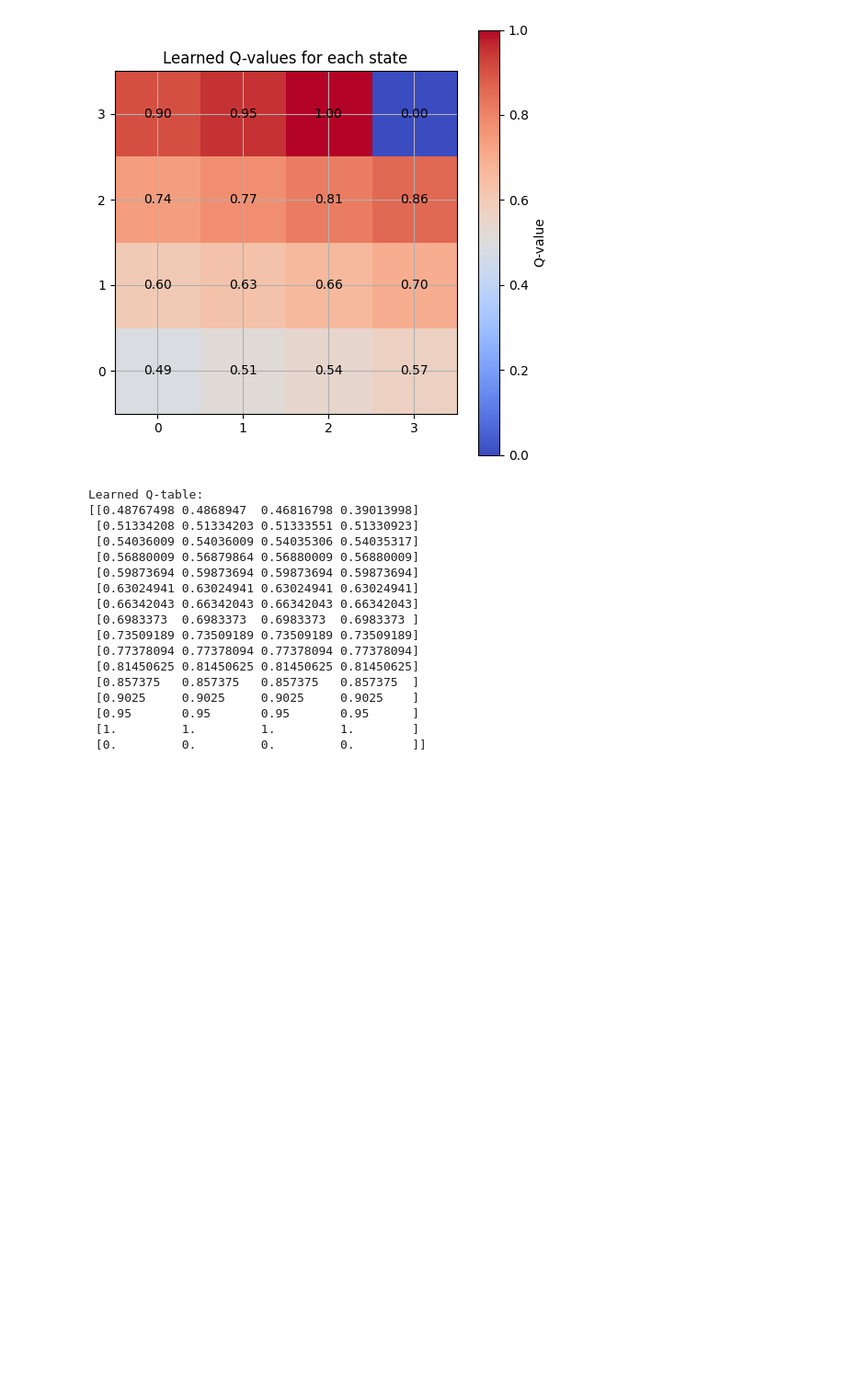
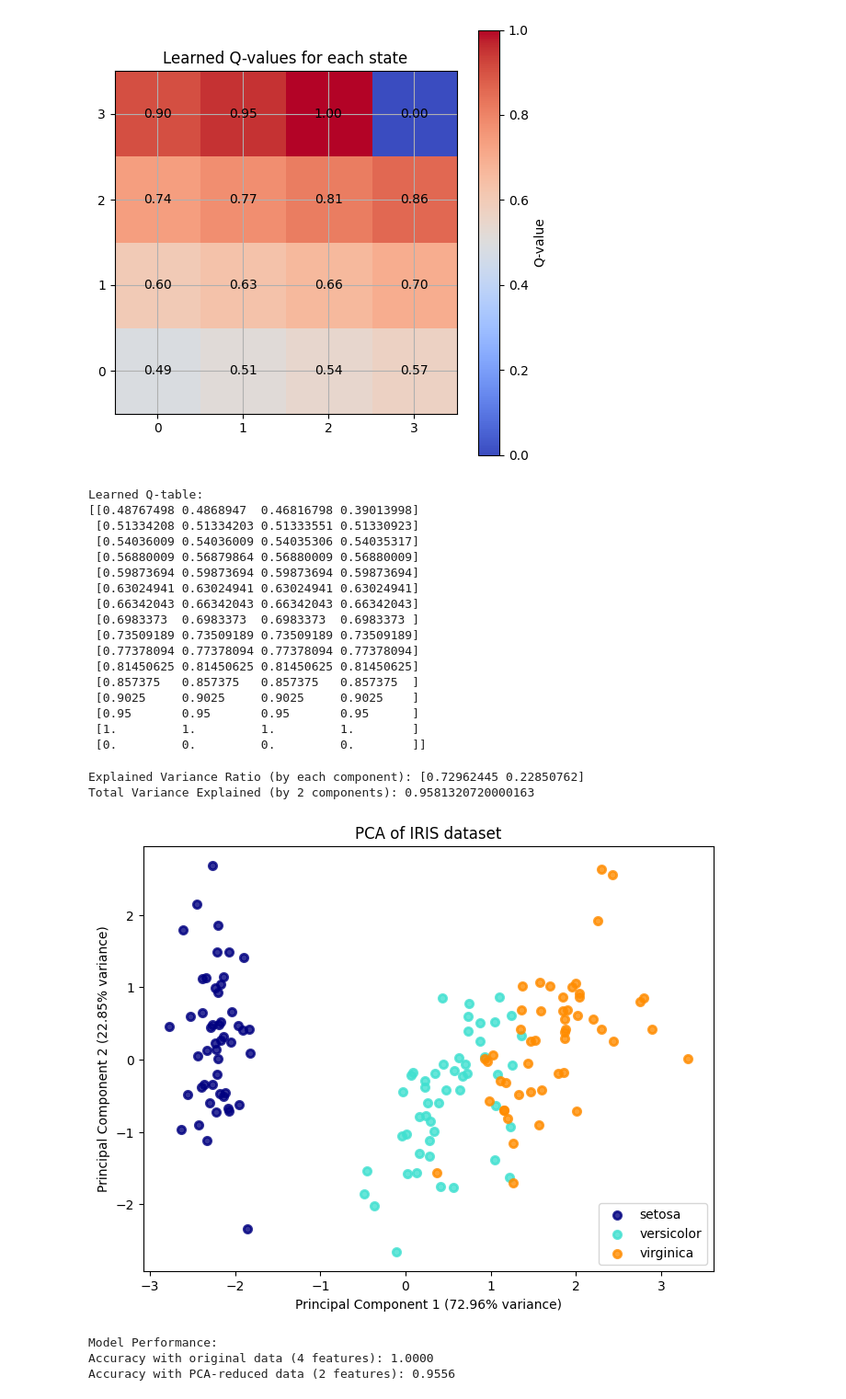
Before and after one commit to alibakhshifccc-jpg/FCCC, a Jupyter notebook: app/test.ipynb, the cells around one changed output. Shown at 92% size. Drawn from its saved outputs; the diff is of its cells as text; code cells hidden in the pictures; blank space fills up the shorter version.

```diff
--- a/app/test.ipynb
+++ b/app/test.ipynb
@@ -314,3 +314,72 @@ Learned Q-table:
  [0.95       0.95       0.95       0.95      ]
  [1.         1.         1.         1.        ]
  [0.         0.         0.         0.        ]]
+# %%
+# Import necessary libraries
+import numpy as np
+import matplotlib.pyplot as plt
+from sklearn import datasets
+from sklearn.decomposition import PCA
+from sklearn.preprocessing import StandardScaler
+from sklearn.ensemble import RandomForestClassifier
+from sklearn.model_selection import train_test_split
+from sklearn.metrics import accuracy_score
+
+# Load the Iris dataset
+iris = datasets.load_iris()
+X = iris.data
+y = iris.target
+target_names = iris.target_names
+
+# 1. PREPROCESS: Standardize the features (Crucial for PCA)
+scaler = StandardScaler()
+X_std = scaler.fit_transform(X)
+
+# 2. APPLY PCA
+pca = PCA(n_components=2) # Reduce to 2 dimensions for visualization
+X_pca = pca.fit_transform(X_std)
+
+# Let's see what PCA found
+print("Explained Variance Ratio (by each component):", pca.explained_variance_ratio_)
+print("Total Variance Explained (by 2 components):", sum(pca.explained_variance_ratio_))
+
+# 3. VISUALIZE the results
+plt.figure(figsize=(8, 6))
+colors = ['navy', 'turquoise', 'darkorange']
+lw = 2
+
+for color, i, target_name in zip(colors, [0, 1, 2], target_names):
+    plt.scatter(X_pca[y == i, 0], X_pca[y == i, 1], color=color, alpha=.8, lw=lw, label=target_name)
+plt.legend(loc='best', shadow=False, scatterpoints=1)
+plt.title('PCA of IRIS dataset')
+plt.xlabel('Principal Component 1 ({:.2f}% variance)'.format(pca.explained_variance_ratio_[0]*100))
+plt.ylabel('Principal Component 2 ({:.2f}% variance)'.format(pca.explained_variance_ratio_[1]*100))
+plt.show()
+
+# 4. IMPACT ON ML MODEL
+# Split the original and reduced data
+X_train_orig, X_test_orig, y_train, y_test = train_test_split(X_std, y, test_size=0.3, random_state=42)
+X_train_pca, X_test_pca, y_train, y_test = train_test_split(X_pca, y, test_size=0.3, random_state=42)
+
+# Train a classifier on the original data (4D)
+clf_original = RandomForestClassifier(random_state=42)
+clf_original.fit(X_train_orig, y_train)
+y_pred_orig = clf_original.predict(X_test_orig)
+
+# Train the same classifier on the PCA-reduced data (2D)
+clf_pca = RandomForestClassifier(random_state=42)
+clf_pca.fit(X_train_pca, y_train)
+y_pred_pca = clf_pca.predict(X_test_pca)
+
+# Compare accuracy
+print("\nModel Performance:")
+print(f"Accuracy with original data (4 features): {accuracy_score(y_test, y_pred_orig):.4f}")
+print(f"Accuracy with PCA-reduced data (2 features): {accuracy_score(y_test, y_pred_pca):.4f}")
+# Often, the PCA accuracy is very close, or sometimes even better, despite using half the dimensions!
+# %% [output]
+Explained Variance Ratio (by each component): [0.72962445 0.22850762]
+Total Variance Explained (by 2 components): 0.9581320720000163
+[figure, added]
+Model Performance:
+Accuracy with original data (4 features): 1.0000
+Accuracy with PCA-reduced data (2 features): 0.9556
```
Also changed, not shown: parts of 4 cells of this notebook, 2 other files.
